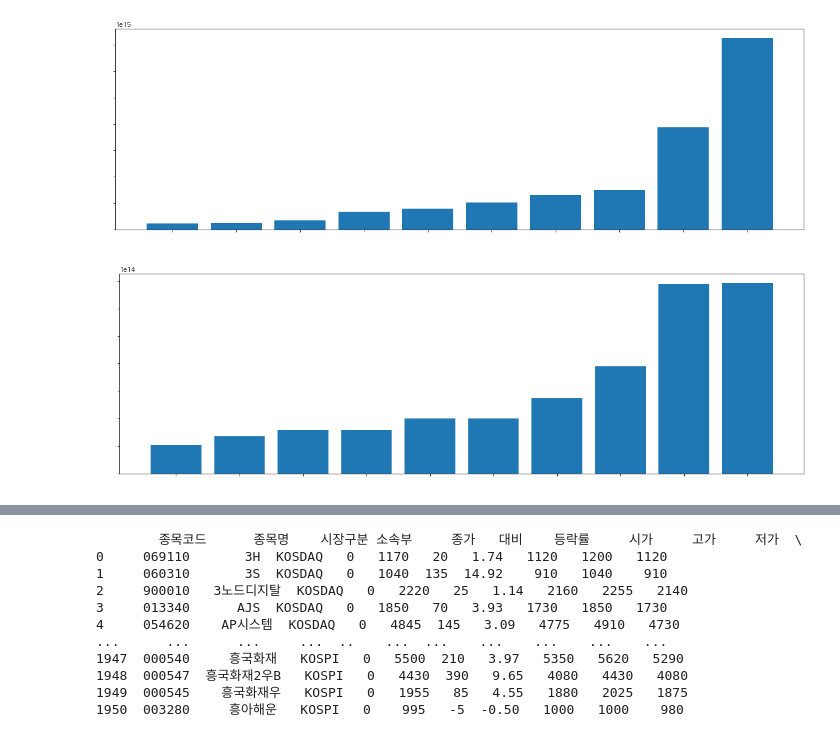
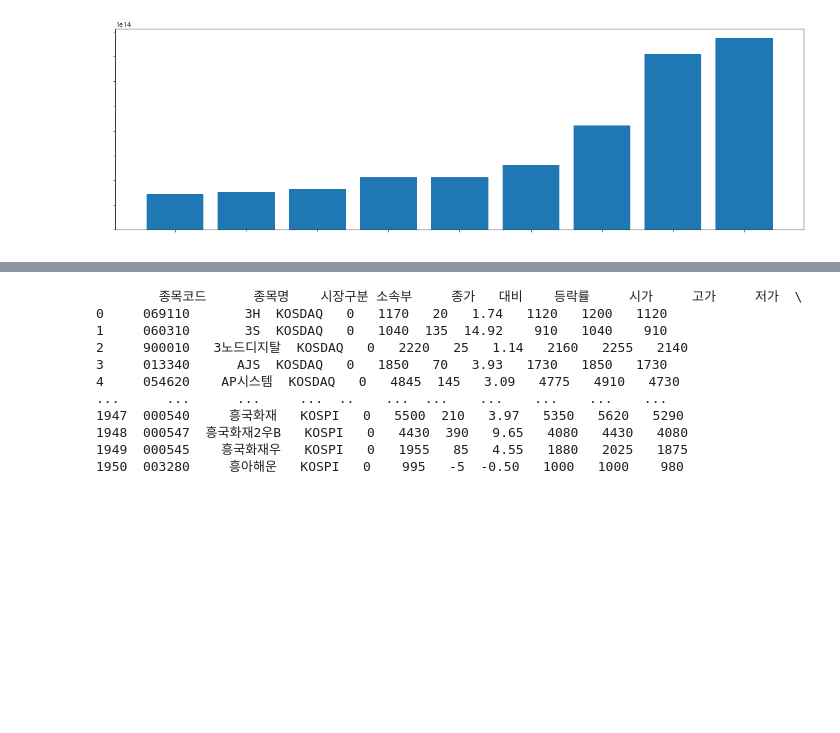
Before and after one commit to limetree06/dataScience, a Jupyter notebook: week3/stockMarket_analytics.ipynb, the cells around one changed output, grey strips where cells are left out. Drawn from its saved outputs; the diff is of its cells as text; code cells hidden in the pictures; blank space fills up the shorter version.

```diff
--- a/week3/stockMarket_analytics.ipynb
+++ b/week3/stockMarket_analytics.ipynb
@@ -11,8 +11,3 @@ import matplotlib.pyplot as plt
 from pykrx import stock
 from pykrx import bond
 import time
-# %%
-stock_list = stock.get_market_ticker_list('20220705', market='KOSDAQ')
-for ticker in stock_list:
-    df = stock.get_market_cap("20000101", "20220706", ticker, 'y')
-    time.sleep(1)
@@ -74,5 +53,7 @@ plt.show()
 # %%
-KOSDAQ_tickers = ['2012', '2015', '2024', '2026', '2027', '2029', '2031', '2037', '2041', '2042', '2043', '2056', '2058', '2062', '2063', '2065', '2066', '2067', '2068', '2070', '2072', '2074', '2075', '2077', '2151', '2152', '2153', '2154', '2155', '2156', '2157', '2158', '2159', '2160']
+
+#KOSDAQ_tickers = ['2012', '2015', '2024', '2026', '2027', '2029', '2031', '2037', '2041', '2042', '2043', '2056', '2058', '2062', '2063', '2065', '2066', '2067', '2068', '2070', '2072', '2074', '2075', '2077', '2151', '2152', '2153', '2154', '2155', '2156', '2157', '2158', '2159', '2160']
+KOSDAQ_tickers = ['2024', '2015', '2043', '2042', '2066', '2159', '2012', '2154', '2160']
 ticker_list = KOSDAQ_tickers
 
 colormap = plt.cm.nipy_spectral
@@ -82,20 +63,21 @@ fig, ax1 = plt.subplots()
 KOSDAQ_list = pd.DataFrame()
 
 for index, ticker in enumerate(ticker_list):
+    pdf = stock.get_index_portfolio_deposit_file(ticker)
     df = stock.get_index_ohlcv("20100101", "20220228", ticker, 'y')
     df = df[['상장시가총액']]
-    df[df.columns.name] = df[['상장시가총액']]
+    df[df.columns.name] = df[['상장시가총액']] / len(pdf)
     df = df.drop('상장시가총액', axis=1)
-    plt.rcParams["figure.figsize"] = (25,10)
     plt.xticks(color='w')
     plt.yticks(color='w')
-    ax1.plot(df.index, df[[df.columns.name]], label = df.columns.name, color = colors[index])
+    ax1.plot(df.index.year, df[[df.columns.name]], label = df.columns.name, color = colors[index])
     KOSDAQ_list = pd.concat([KOSDAQ_list, df], axis = 1)
 ax1.legend(labelcolor='linecolor', loc='upper left')
 
-df = stock.get_index_ohlcv("20100101", "20220228", '2001', 'y')
-ax2 = ax1.twinx()
-ax2.plot(df.index, df[['시가']], color = 'red',linewidth = 2.0, linestyle = "--")
+# df = stock.get_index_ohlcv("20100101", "20220228", '2001', 'y')
+# ax2 = ax1.twinx()
+# ax2.plot(df.index.year, df[['시가']], color = 'red',linewidth = 2.0, linestyle = "--")
+
 
 plt.rcParams['font.family'] = 'AppleGothic'
 plt.xticks(color='w')
@@ -106,20 +88,17 @@ plt.show()
 # %%
-#코스피 코스닥 지수랑 같이 봐보기
-#증감률로 봐보기
-KOSPI = KOSPI_list.loc['2021-12-31'].sort_values()[-10:]
-KOSDAQ = KOSDAQ_list.loc['2021-12-31'].sort_values()[-10:]
+#KOSPI = KOSPI_list.loc['2021-12-31'].sort_values()[-10:]
+KOSDAQ = KOSDAQ_list.loc['2022-12-31'].sort_values()[-10:]
 plt.rcParams['font.family'] = 'AppleGothic'
 plt.rcParams["figure.figsize"] = (20,6)
 
-plt.xticks(color='w')
-plt.yticks(color='w')
-plt.bar(KOSPI.index.to_list(), KOSPI)
-plt.show()
+#plt.xticks(color='w')
+#plt.yticks(color='w')
+#plt.bar(KOSPI.index.to_list(), KOSPI)
+#plt.show()
 
 plt.bar(KOSDAQ.index.to_list(), KOSDAQ)
 plt.xticks(color='w')
 plt.yticks(color='w')
 plt.show()
 # %% [output]
-[figure, old version]
+[figure, new version]
-[figure, removed]
```
Also changed, not shown: parts of 4 cells of this notebook.
